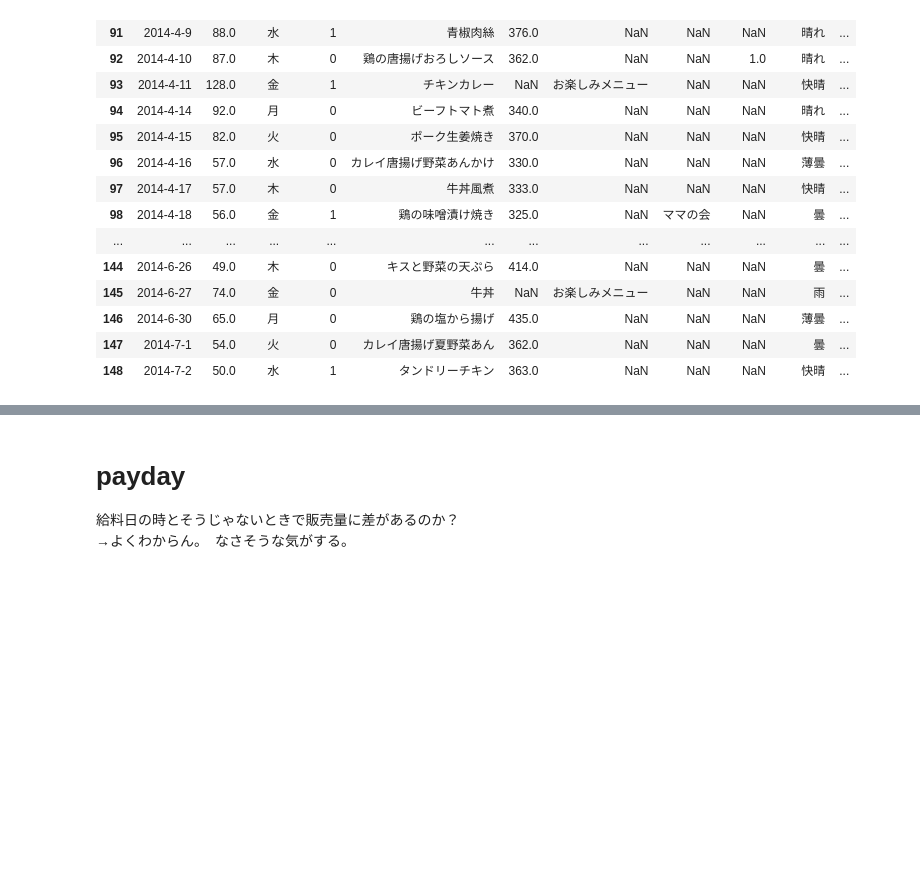
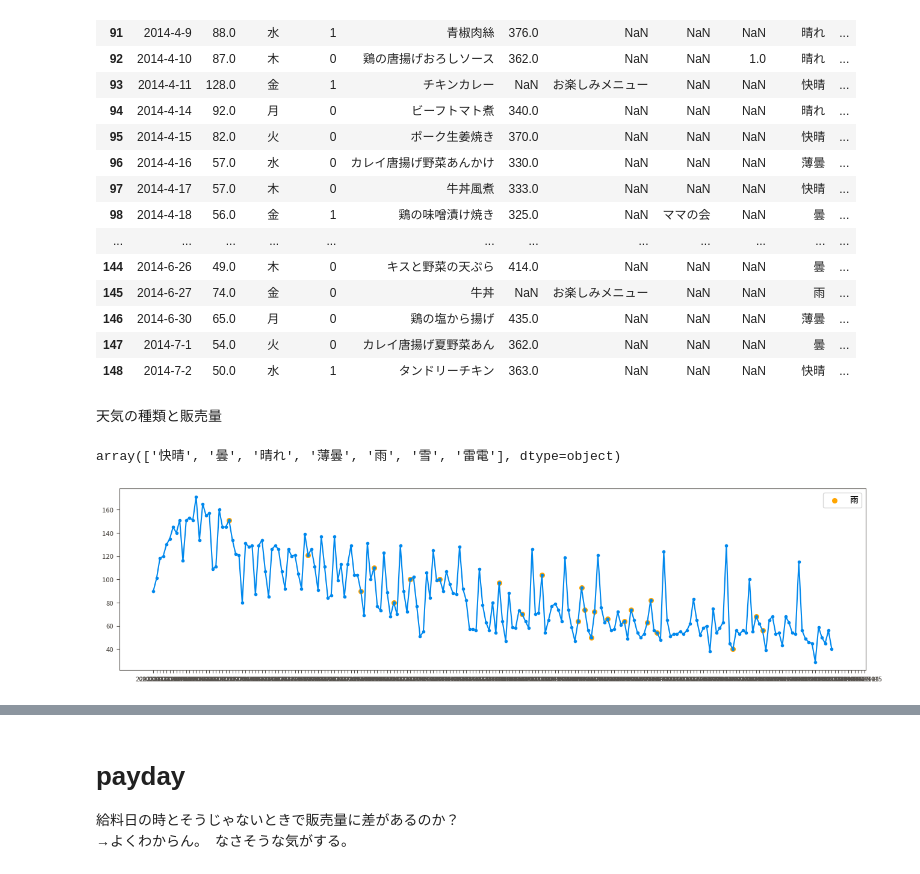
Before and after one commit to chanzone-khm/signate_practice_lunchbox, a Jupyter notebook: work/ECA.ipynb, the cells around one changed output, grey strips where cells are left out. Saved outputs shown, nothing was run; the diff lists cells and outputs as text; code cells hidden in the pictures; blank space fills up the shorter version.

```diff
--- a/work/ECA.ipynb
+++ b/work/ECA.ipynb
@@ -261,3 +261,25 @@ all_data.iloc[119-30:119+30]
 | 146 | 2014-6-30 | 65.0 | 月 | 0 | 鶏の塩から揚げ | 435.0 | NaN | NaN | NaN | 薄曇 | ... |
 | 147 | 2014-7-1 | 54.0 | 火 | 0 | カレイ唐揚げ夏野菜あん | 362.0 | NaN | NaN | NaN | 曇 | ... |
 | 148 | 2014-7-2 | 50.0 | 水 | 1 | タンドリーチキン | 363.0 | NaN | NaN | NaN | 快晴 | ... |
+# %% [markdown]
+天気の種類と販売量
+# %%
+weathers = all_data['weather'].unique()
+weathers
+# %% [output]
+array(['快晴', '曇', '晴れ', '薄曇', '雨', '雪', '雷電'], dtype=object)
+# %%
+plt.figure(figsize = (16,4))
+plt.plot(all_data['datetime'], all_data['y'], marker = "o", markersize = 3)
+
+plt.scatter(all_data.loc[all_data['weather'] == '雨']['datetime'],
+            all_data.loc[all_data['weather'] == '雨']['y'],
+            s = 30,
+            c = 'orange',
+            label = '雨'
+           )
+
+plt.legend()
+plt.show()
+# %% [output]
+[figure, added]
```
Also changed, not shown: parts of 30 cells of this notebook, 9 other files.
